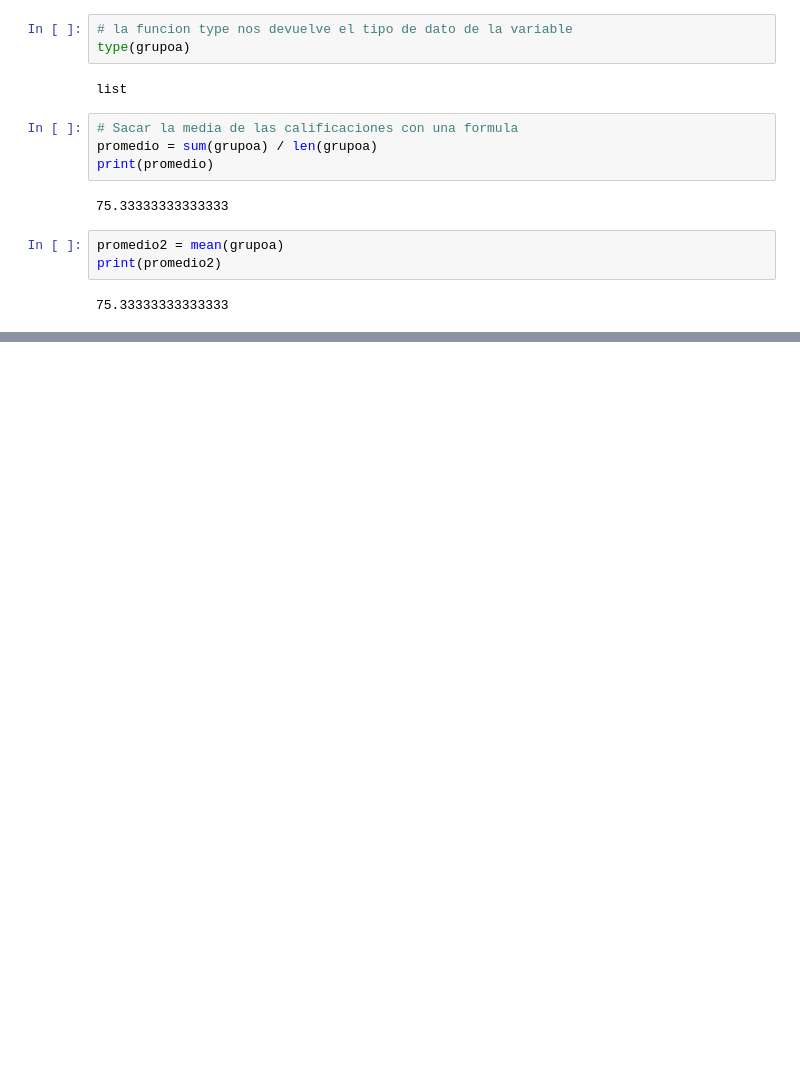
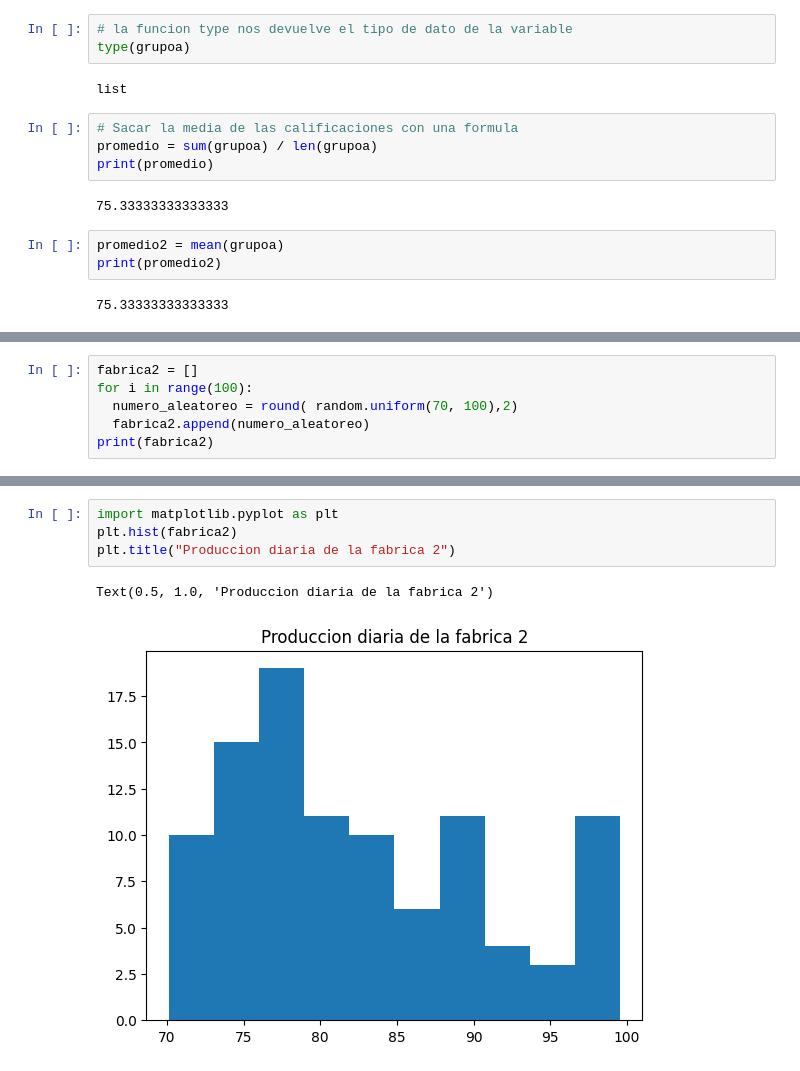
Before and after one commit to diego-sc11/Probabilidad, a Jupyter notebook: Unidad1/Practica1.ipynb, the cells around one changed output, grey strips where cells are left out. Saved outputs shown, nothing was run; the diff lists cells and outputs as text; blank space fills up the shorter version.

```diff
--- a/Unidad1/Practica1.ipynb
+++ b/Unidad1/Practica1.ipynb
@@ -32,0 +79,6 @@ print(promedio2)
+# %%
+fabrica2 = []
+for i in range(100):
+  numero_aleatoreo = round( random.uniform(70, 100),2)
+  fabrica2.append(numero_aleatoreo)
+print(fabrica2)
@@ -32,0 +95,7 @@ print(promedio2)
+# %%
+import matplotlib.pyplot as plt
+plt.hist(fabrica2)
+plt.title("Produccion diaria de la fabrica 2")
+# %% [output]
+Text(0.5, 1.0, 'Produccion diaria de la fabrica 2')
+[figure, added]
```
Also changed, not shown: parts of 11 cells of this notebook.
